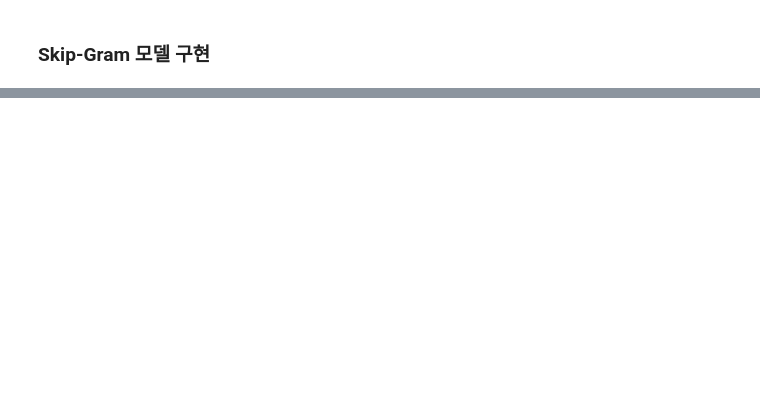
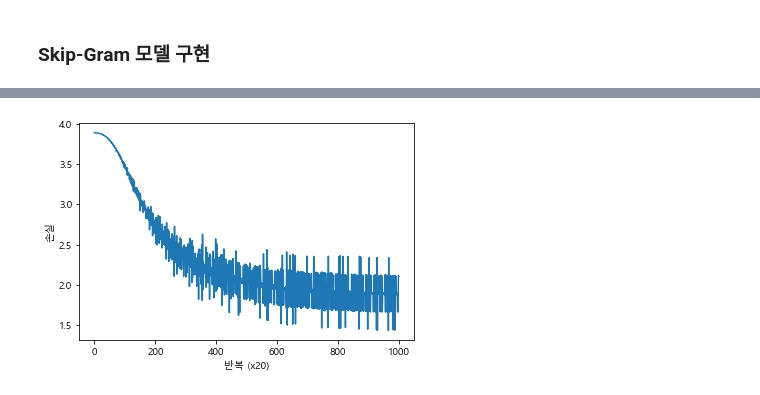
Before and after one commit to peterdesk/nlp1310, a Jupyter notebook: 05_Word2Vec/02_Word2Vec_SkipGram.ipynb, the cells around one changed output, grey strips where cells are left out. Drawn from its saved outputs; the diff is of its cells as text; code cells hidden in the pictures; blank space fills up the shorter version.

```diff
--- a/05_Word2Vec/02_Word2Vec_SkipGram.ipynb
+++ b/05_Word2Vec/02_Word2Vec_SkipGram.ipynb
@@ -45,3 +45,11 @@ class SimpleSkipGram:
         l2 = self.loss_layer2.forward(s,contexts[:,1])
         loss = l1 + l2
         return loss
+
+    def backward(self, dout=1):
+        dl1 = self.loss_layer1.backward(dout)
+        dl2 = self.loss_layer2.backward(dout)
+        ds = dl1 + dl2
+        dh = self.out_layer.backward(ds)
+        self.in_layer.backward(dh)
+        return None
@@ -47,0 +58,19 @@ class SimpleSkipGram:
+# %%
+window_size = 1
+hidden_size = 5
+batch_size = 3
+max_epoch = 1000
+
+text = 'You say goodbye and I say hello.'
+corpus, word_to_id, id_to_word = preprocess(text)
+
+vocab_size = len(word_to_id)
+contexts,target = create_contexts_target(corpus,window_size)
+
+target = convert_one_hot(target, vocab_size)
+contexts = convert_one_hot(contexts, vocab_size)
+
+print(contexts,contexts.shape)
+print(target,target.shape)
+
+# 중앙의 단어(타깃)으로부터 주변의 여러 단어(맥락)를 예측한다
@@ -47,0 +95,6 @@ class SimpleSkipGram:
+# %%
+model = SimpleSkipGram(vocab_size, hidden_size)
+optimizer = Adam()
+trainer = Trainer(model,optimizer)
+
+trainer.fit(contexts, target, max_epoch, batch_size)
@@ -47,0 +119,4 @@ class SimpleSkipGram:
+# %%
+trainer.plot()
+# %% [output]
+[figure, added]
```
Also changed, not shown: parts of 8 cells of this notebook.
